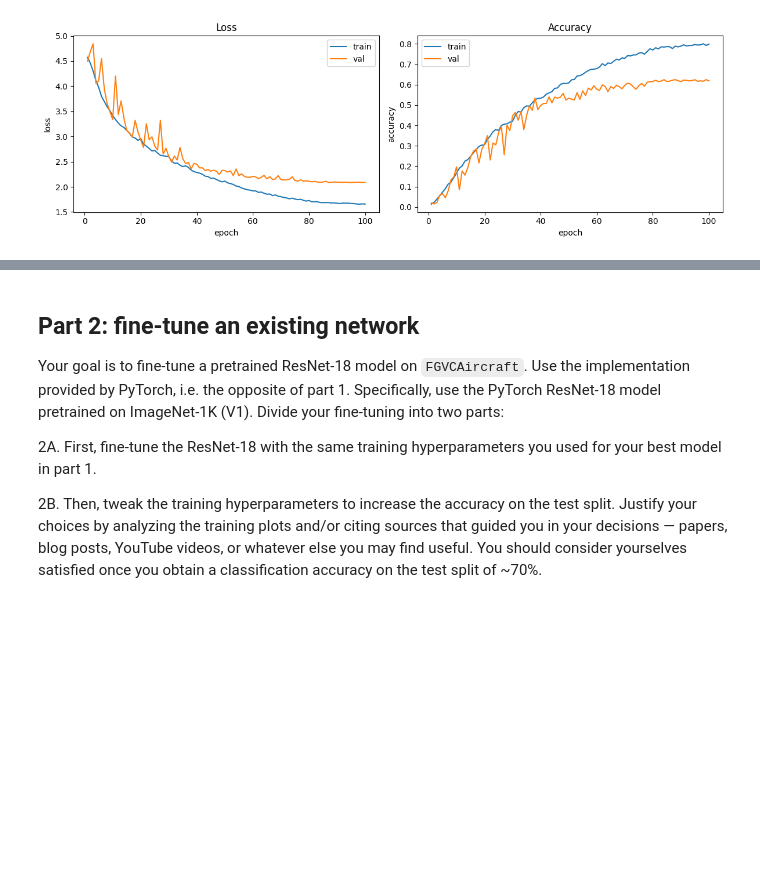
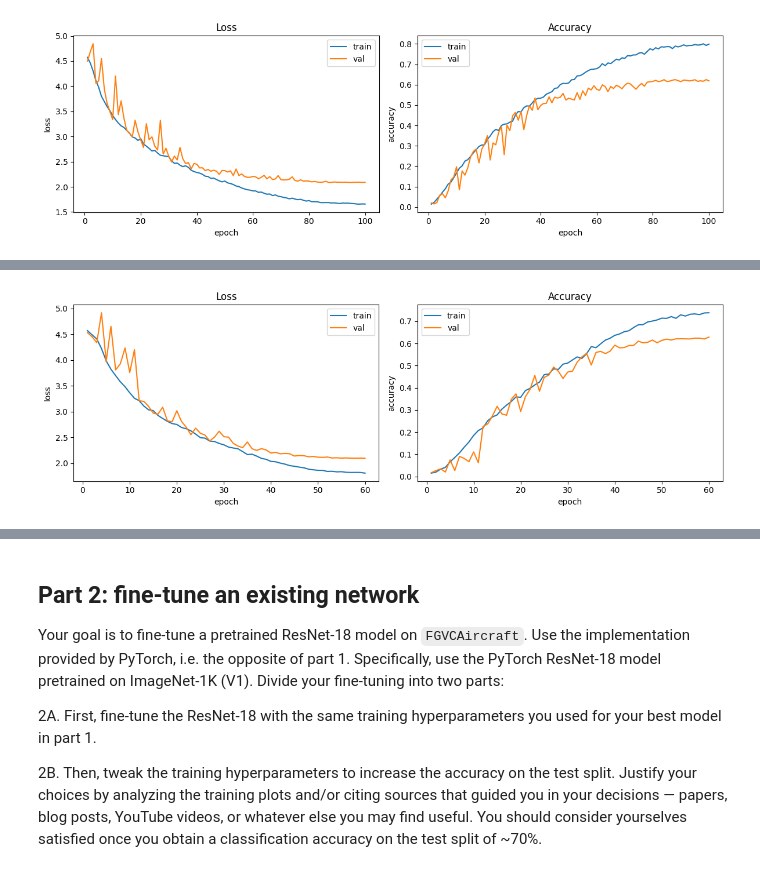
Before and after one commit to Tarekun/computer-vision-project, a Jupyter notebook: assignment_module_two.ipynb, the cells around one changed output, grey strips where cells are left out. Cells and saved outputs as stored; diff of their text form; code cells hidden in the pictures; blank space fills up the shorter version.

```diff
--- a/assignment_module_two.ipynb
+++ b/assignment_module_two.ipynb
@@ -871,0 +1032,23 @@ plt.show()
+# %%
+fig, (ax_loss, ax_acc) = plt.subplots(1, 2, figsize=(12, 4))
+
+epochs_range = range(1, len(history["train_loss"]) + 1)
+
+ax_loss.plot(epochs_range, history["train_loss"], label="train")
+ax_loss.plot(epochs_range, history["val_loss"], label="val")
+ax_loss.set_xlabel("epoch")
+ax_loss.set_ylabel("loss")
+ax_loss.set_title("Loss")
+ax_loss.legend()
+
+ax_acc.plot(epochs_range, history["train_accuracy"], label="train")
+ax_acc.plot(epochs_range, history["val_accuracy"], label="val")
+ax_acc.set_xlabel("epoch")
+ax_acc.set_ylabel("accuracy")
+ax_acc.set_title("Accuracy")
+ax_acc.legend()
+
+fig.tight_layout()
+plt.show()
+# %% [output]
+[figure, added]
```
Also changed, not shown: parts of 6 cells of this notebook.
